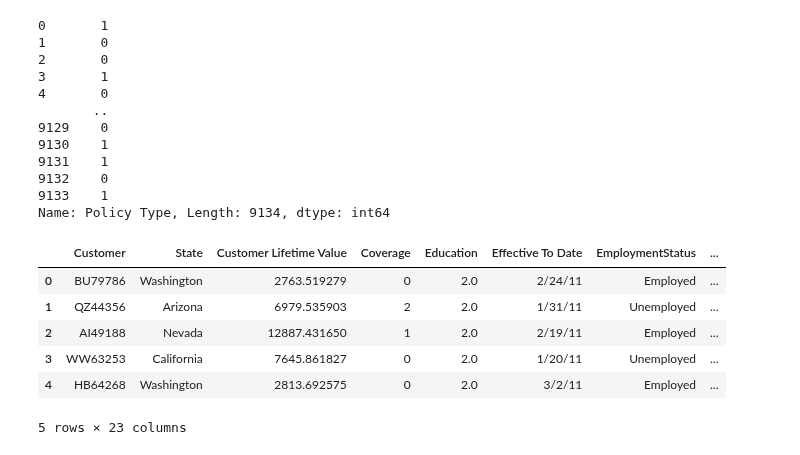
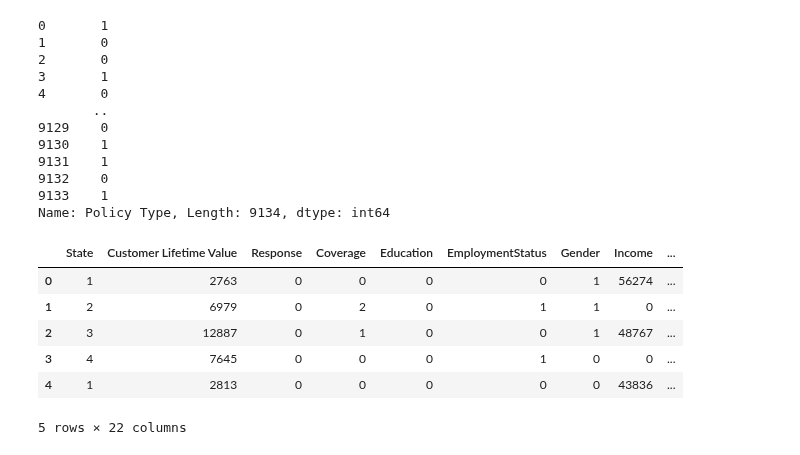
Before and after one commit to alexiaddiaz0907/DSC410, a Jupyter notebook: DSC410_week3_Copy1.ipynb, the cells around one changed output. Drawn from its saved outputs; the diff is of its cells as text; code cells hidden in the pictures.

```diff
--- a/DSC410_week3_Copy1.ipynb
+++ b/DSC410_week3_Copy1.ipynb
@@ -74,0 +149,10 @@ dtype: int64
+# %%
+#Check data types of Numerical Values
+numerical_values = data[['Customer Lifetime Value', 'Income', 'Monthly Premium Auto', 'Months Since Last Claim', 'Months Since Policy Inception', 'Number of Open Complaints', 'Number of Policies', 'Total Claim Amount']]
+
+#Converting data types to from float64 to int64
+data['Customer Lifetime Value'] = data['Customer Lifetime Value'].astype(int)
+data['Total Claim Amount'] = data['Total Claim Amount'].astype(int)
+
+#Confirm data types are changed
+numerical_values.dtypes
@@ -110,9 +206,3 @@ print(data['Coverage'])
 9132    2
 9133    2
 Name: Coverage, Length: 9134, dtype: int64
-# %%
-# Changing Category data to numerical
-data['Education'] = data['Education'].map({'College':1, 'High School or Below':0,'Bachelor': 2, 'Master':3})
-
-# Display modified DataFrame
-print(data['Education'])
@@ -151,6 +228,6 @@ Name: Location Code, Length: 9134, dtype: int64
 # %%
 #Changing states to numbers
 
-data['State_Code'] = pd.factorize(data['State'])[0] + 1
-print(data)
+data['State'] = pd.factorize(data['State'])[0] + 1
+print(data['State'])
 # %% [output]
@@ -209,14 +281,26 @@ print(data['Policy Type'])
 9132    0
 9133    1
 Name: Policy Type, Length: 9134, dtype: int64
+# %%
+# Changing Category data to numerical
+data[['Response', 'EmploymentStatus', 'Policy', 'Renew Offer Type', 'Sales Channel', 'Vehicle Class', 'Vehicle Size','Education']] = data[['Response', 'EmploymentStatus', 'Policy', 'Renew Offer Type', 'Sales Channel', 'Vehicle Class', 'Vehicle Size','Education']].apply(lambda x: pd.factorize(x)[0])
+
+# Display modified DataFrame
+#print(data)
+
+#data.dtypes
+
+#Converting data types to from float64 to int64
+#data['Customer Lifetime Value'] = data['Customer Lifetime Value'].astype(int)
+#data['Total Claim Amount'] = data['Total Claim Amount'].astype(int)
 # %%
-data.drop(['Response','Renew Offer Type', 'Sales Channel'],axis=1, inplace=True)
+data.drop(['Effective To Date','Customer'],axis=1, inplace=True)
 data.head()
 # %% [output]
-|  | Customer | State | Customer Lifetime Value | Coverage | Education | Effective To Date | EmploymentStatus | ... |
-| 0 | BU79786 | Washington | 2763.519279 | 0 | 2.0 | 2/24/11 | Employed | ... |
-| 1 | QZ44356 | Arizona | 6979.535903 | 2 | 2.0 | 1/31/11 | Unemployed | ... |
-| 2 | AI49188 | Nevada | 12887.431650 | 1 | 2.0 | 2/19/11 | Employed | ... |
-| 3 | WW63253 | California | 7645.861827 | 0 | 2.0 | 1/20/11 | Unemployed | ... |
-| 4 | HB64268 | Washington | 2813.692575 | 0 | 2.0 | 3/2/11 | Employed | ... |
+|  | State | Customer Lifetime Value | Response | Coverage | Education | EmploymentStatus | Gender | Income | ... |
+| 0 | 1 | 2763 | 0 | 0 | 0 | 0 | 1 | 56274 | ... |
+| 1 | 2 | 6979 | 0 | 2 | 0 | 1 | 1 | 0 | ... |
+| 2 | 3 | 12887 | 0 | 1 | 0 | 0 | 1 | 48767 | ... |
+| 3 | 4 | 7645 | 0 | 0 | 0 | 1 | 0 | 0 | ... |
+| 4 | 1 | 2813 | 0 | 0 | 0 | 0 | 0 | 43836 | ... |
-5 rows × 23 columns
+5 rows × 22 columns
```
Also changed, not shown: parts of 31 cells of this notebook.
